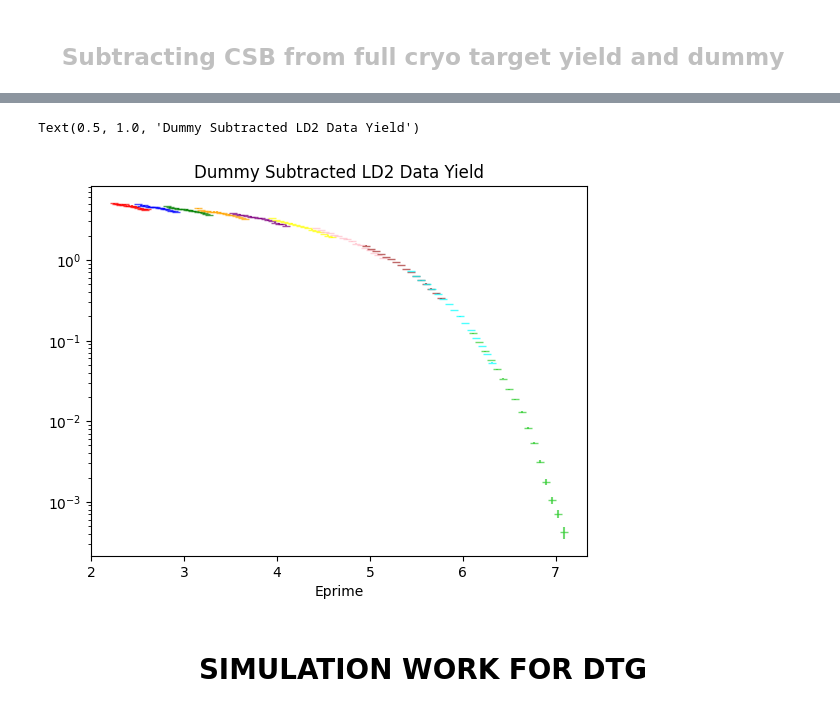
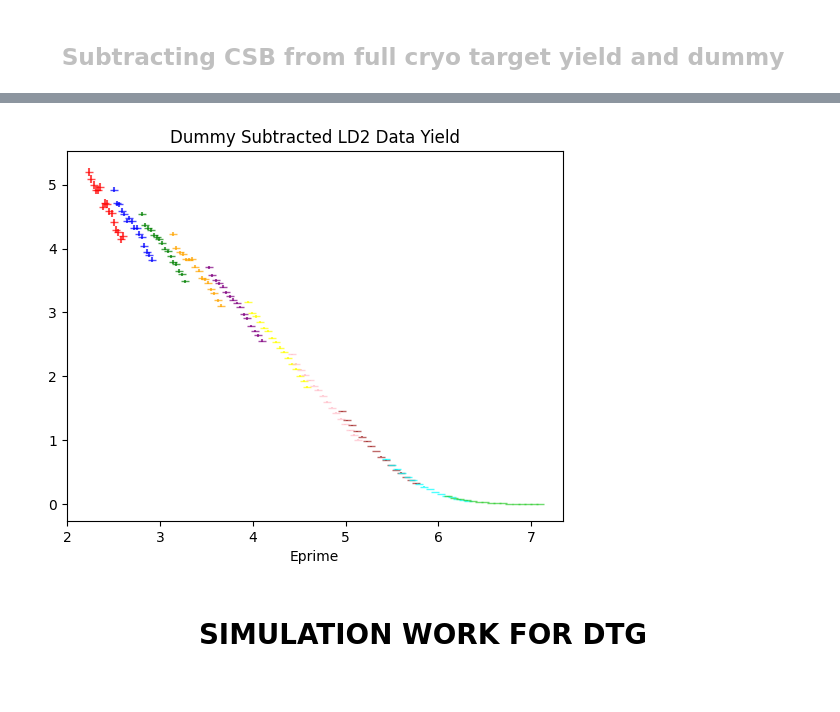
Before and after one commit to ab6361/Cross_Section, a Jupyter notebook: fixing_xsec.ipynb, the cells around one changed output, grey strips where cells are left out. Drawn from its saved outputs; the diff is of its cells as text; code cells hidden in the pictures.

```diff
--- a/fixing_xsec.ipynb
+++ b/fixing_xsec.ipynb
@@ -278,5 +268,0 @@ Type for csb_contents_2p42 <class 'numpy.float64'>
-# %%
-# print(f"C = {C}", subtracted_bin_contents_2p42)
-# kya = subtracted_bin_contents_4p27_ntg
-for i in range(len(subtracted_bin_contents_4p27_ntg)):
-    print(f"{i+1}\t{subtracted_bin_contents_4p27_ntg[i]:.3f}\t\t{subtracted_bin_errors_4p27_ntg[i]:.3f}")
@@ -542,6 +623,0 @@ ax2.grid(alpha = 0.2)
-# %%
-print(f'{ntg}')
-with open(f'{folder}/yieldratio_{ntg}_{dang}_{start_time:.0f}.txt', 'w') as f:
-    f.write(f'{ntg}_4p27\n')
-    for i in range(len(ratio_eprime_4p27_ntg)):
-        f.write(f"{i+1}\t{ratio_eprime_4p27_ntg[i]:.3f}\t\t{ratio_errors_4p27_ntg[i]:.3f}\n")
@@ -706,3 +721,10 @@ ax3.grid(alpha = 0.2)
+# %%
+c12_xsec = np.concatenate((born_cross_2p42_ntg, born_cross_2p71_ntg, born_cross_3p04_ntg, born_cross_3p4_ntg, born_cross_3p81_ntg, born_cross_4p27_ntg, born_cross_4p78_ntg, born_cross_5p36_ntg, born_cross_5p878_ntg, born_cross_6p6_ntg))
+# %%
+filepath = f"/Users/AbSir/Desktop/JLab Research/Corrections/Delta Correction/xsec_{ntg}_{dang}.txt"
+with open(filepath, "w") as file:
+    for i in range(len(c12_xsec)):
+        file.write(f"{c12_xsec[i]}\n")
 # %% [markdown]
 <h1 align="center">DATA WORK FOR DUMMY TARGET</h1>
 # %%
@@ -865,6 +911,28 @@ csb_frac_4p78_ald = csb(binned_eprime_bin_centers_4p78, ald, dang)
 csb_frac_5p36_ald = csb(binned_eprime_bin_centers_5p36, ald, dang)
 csb_frac_5p878_ald = csb(binned_eprime_bin_centers_5p878, ald, dang)
 csb_frac_6p6_ald = csb(binned_eprime_bin_centers_6p6, ald, dang)
+
+# csb_frac_2p42_dtg = 0
+# csb_frac_2p71_dtg = 0
+# csb_frac_3p04_dtg = 0
+# csb_frac_3p4_dtg = 0
+# csb_frac_3p81_dtg = 0
+# csb_frac_4p27_dtg = 0
+# csb_frac_4p78_dtg = 0
+# csb_frac_5p36_dtg = 0
+# csb_frac_5p878_dtg = 0
+# csb_frac_6p6_dtg = 0
+
+# csb_frac_2p42_ald = 0
+# csb_frac_2p71_ald = 0
+# csb_frac_3p04_ald = 0
+# csb_frac_3p4_ald = 0
+# csb_frac_3p81_ald = 0
+# csb_frac_4p27_ald = 0
+# csb_frac_4p78_ald = 0
+# csb_frac_5p36_ald = 0
+# csb_frac_5p878_ald = 0
+# csb_frac_6p6_ald = 0
 
 fig4, ax4 = plt.subplots()
 
@@ -928,17 +996,6 @@ prod_scale_5p36_dtg = read_report(5.36, dtg)
 prod_scale_5p878_dtg = read_report(5.878, dtg)
 prod_scale_6p6_dtg = read_report(6.6, dtg)
 
-# csb_frac_2p42_dtg = 0
-# csb_frac_2p71_dtg = 0
-# csb_frac_3p04_dtg = 0
-# csb_frac_3p4_dtg = 0
-# csb_frac_3p81_dtg = 0
-# csb_frac_4p27_dtg = 0
-# csb_frac_4p78_dtg = 0
-# csb_frac_5p36_dtg = 0
-# csb_frac_5p878_dtg = 0
-# csb_frac_6p6_dtg = 0
-
 # Add errors in quadrature. What is uncertainty of csb_frac?
 subtracted_bin_errors_2p42_dtg = np.sqrt(eprime_bin_errors_2p42_dtg**2 + (csb_frac_2p42_dtg * prod_scale_2p42_dtg)**2)
 subtracted_bin_errors_2p71_dtg = np.sqrt(eprime_bin_errors_2p71_dtg**2 + (csb_frac_2p71_dtg * prod_scale_2p71_dtg)**2)
@@ -961,7 +1018,10 @@ ax4.errorbar(binned_eprime_bin_centers_4p78, subtracted_bin_contents_4p78_dtg, y
 ax4.errorbar(binned_eprime_bin_centers_5p36, subtracted_bin_contents_5p36_dtg, yerr = subtracted_bin_errors_5p36_dtg, fmt = '_', color = 'brown', alpha = 0.7, label = '5.36 GeV')
 ax4.errorbar(binned_eprime_bin_centers_5p878, subtracted_bin_contents_5p878_dtg, yerr = subtracted_bin_errors_5p878_dtg, fmt = '_', color = 'cyan', alpha = 0.7, label = '5.878 GeV')
 ax4.errorbar(binned_eprime_bin_centers_6p6, subtracted_bin_contents_6p6_dtg, yerr = subtracted_bin_errors_6p6_dtg, fmt = '_', color = 'limegreen', alpha = 0.7, label = '6.6 GeV')
-ax4.set_yscale('log')
+# ax4.set_yscale('log')
 ax4.set_xlabel('Eprime')
 ax4.set_title('Dummy Subtracted LD2 Data Yield')
+# print(subtracted_bin_contents_2p42_dtg)
+# print(subtracted_bin_contents_6p6_dtg)
+print(subtracted_bin_contents_2p42_ald)
 # %% [output]
@@ -988,5 +1031,4 @@ ax4.set_title('Dummy Subtracted LD2 Data Yield')
-Text(0.5, 1.0, 'Dummy Subtracted LD2 Data Yield')
-[figure, old version]
+[figure, new version]
 # %% [markdown]
 <h1 align="center">SIMULATION WORK FOR DTG</h1>
 # %%
```
Also changed, not shown: parts of 39 cells of this notebook, 5 other files.
